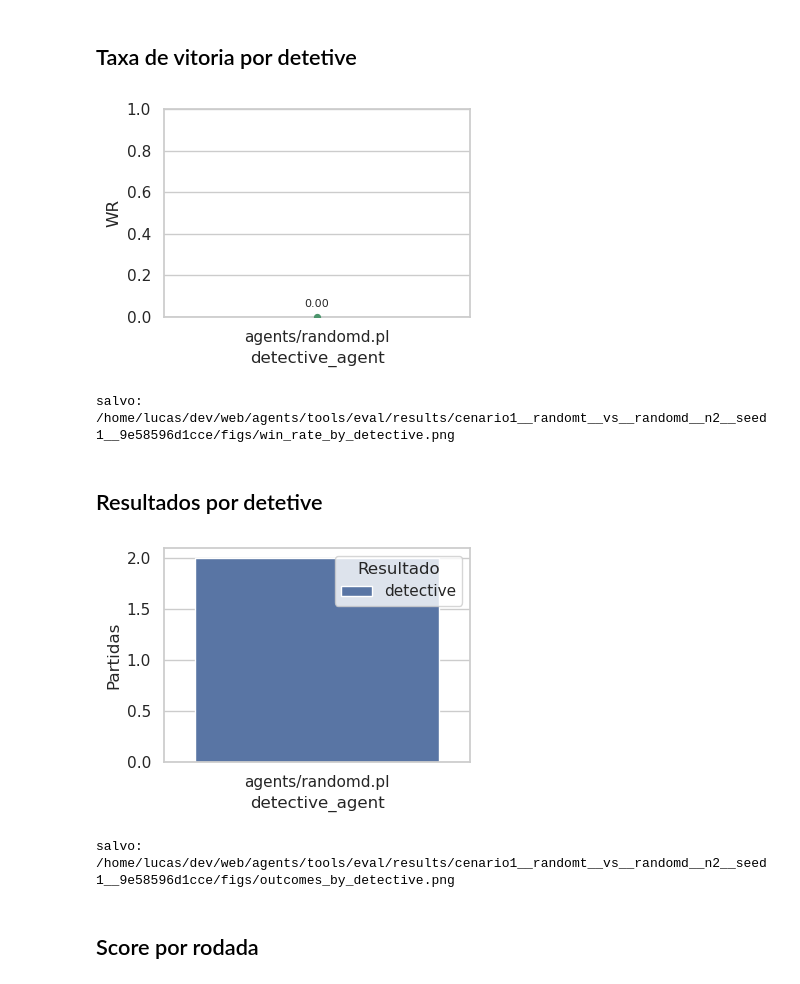
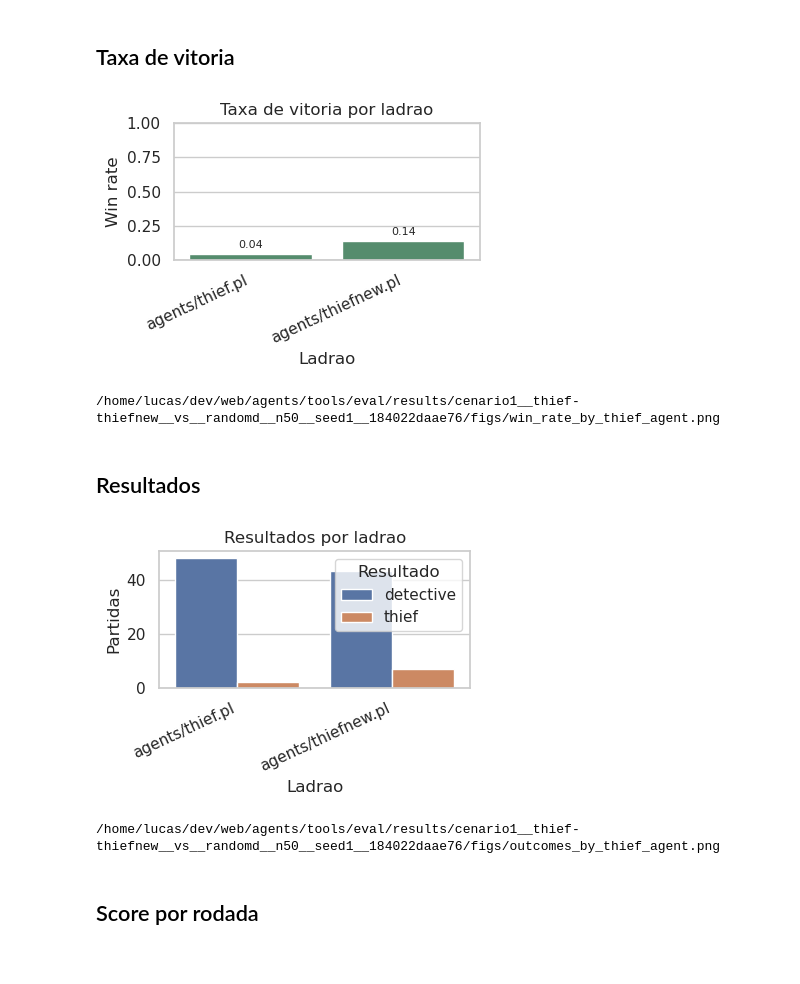
Before and after one commit to Kyamel/agents, a Jupyter notebook: tools/eval/plot.ipynb, the cells around one changed output. Cells and saved outputs as stored; diff of their text form; code cells hidden in the pictures.

```diff
--- a/tools/eval/plot.ipynb
+++ b/tools/eval/plot.ipynb
@@ -37,5 +50,5 @@ RESULT_DIR, FIGS_DIR
 # %%
-# Helpers
+# Helpers equivalentes aos de tools/eval/plot.py
 def load_dataset(result_dir: Path):
     """Carrega os CSVs de uma bateria em um dict de DataFrames."""
     result_dir = Path(result_dir).resolve()
@@ -70,6 +83,14 @@ def normalize_frames(matches: pd.DataFrame, summary: pd.DataFrame, best_worst: p
         }).fillna(matches["winner"])
 
 
+def save_fig(name: str) -> None:
+    plt.tight_layout()
+    path = FIGS_DIR / name
+    plt.savefig(path, dpi=160, bbox_inches="tight")
+    plt.show()
+    print(path)
+
+
 def without_all(summary: pd.DataFrame) -> pd.DataFrame:
     if "detective_agent" not in summary.columns:
         return summary
@@ -77,14 +98,10 @@ def without_all(summary: pd.DataFrame) -> pd.DataFrame:
     return filtered if not filtered.empty else summary
 
 
-def save_fig(name: str):
-    """Salva a figura atual em FIGS_DIR e fecha a figura."""
-    path = FIGS_DIR / name
-    plt.tight_layout()
-    plt.savefig(path, dpi=160, bbox_inches="tight")
-    plt.show()
-    plt.close()
-    print(f"salvo: {path}")
+def comparison_axis(frame: pd.DataFrame):
+    if "thief_agent" in frame.columns and frame["thief_agent"].nunique() > 1:
+        return "thief_agent", "Ladrao"
+    return "detective_agent", "Detetive"
 # %%
 # Carregamento dos CSVs
 dataset = load_dataset(RESULT_DIR)
@@ -117,11 +143,14 @@ salvo: /home/lucas/dev/web/agents/tools/eval/results/cenario1__randomt__vs__rand
 # %% [markdown]
-## Taxa de vitoria por detetive
+## Taxa de vitoria
 # %%
 data = without_all(summary).copy()
+x_col, x_label = comparison_axis(data)
 
 plt.figure(figsize=FIGSIZE)
-ax = sns.barplot(data=data, x="detective_agent", y="win_rate", color="#4c956c")
-plt.ylabel("WR")
+ax = sns.barplot(data=data, x=x_col, y="win_rate", color="#4c956c")
+plt.title(f"Taxa de vitoria por {x_label.lower()}")
+plt.xlabel(x_label)
+plt.ylabel("Win rate")
 plt.ylim(0, 1)
 ax.axhline(0, color="#333333", linewidth=0.8)
 
@@ -132,25 +161,28 @@ for idx, row in data.reset_index(drop=True).iterrows():
     if value == 0:
         ax.scatter([idx], [0], color="#4c956c", s=18, zorder=3)
 
-#plt.xticks(rotation=25, ha="right")
-save_fig("win_rate_by_detective.png")
+plt.xticks(rotation=25, ha="right")
+save_fig(f"win_rate_by_{x_col}.png")
 # %% [output]
-[figure, old version]
+[figure, new version]
-salvo: /home/lucas/dev/web/agents/tools/eval/results/cenario1__randomt__vs__randomd__n2__seed1__9e58596d1cce/figs/win_rate_by_detective.png
+/home/lucas/dev/web/agents/tools/eval/results/cenario1__thief-thiefnew__vs__randomd__n50__seed1__184022daae76/figs/win_rate_by_thief_agent.png
 # %% [markdown]
-## Resultados por detetive
+## Resultados
 # %%
-data = matches.groupby(["detective_agent", "winner"]).size().reset_index(name="count")
+x_col, x_label = comparison_axis(matches)
+data = matches.groupby([x_col, "winner"]).size().reset_index(name="count")
 
 plt.figure(figsize=FIGSIZE)
-sns.barplot(data=data, x="detective_agent", y="count", hue="winner")
+sns.barplot(data=data, x=x_col, y="count", hue="winner")
+plt.title(f"Resultados por {x_label.lower()}")
+plt.xlabel(x_label)
 plt.ylabel("Partidas")
-#plt.xticks(rotation=25, ha="right")
+plt.xticks(rotation=25, ha="right")
 plt.legend(title="Resultado")
-save_fig("outcomes_by_detective.png")
+save_fig(f"outcomes_by_{x_col}.png")
 # %% [output]
-[figure, old version]
+[figure, new version]
-salvo: /home/lucas/dev/web/agents/tools/eval/results/cenario1__randomt__vs__randomd__n2__seed1__9e58596d1cce/figs/outcomes_by_detective.png
+/home/lucas/dev/web/agents/tools/eval/results/cenario1__thief-thiefnew__vs__randomd__n50__seed1__184022daae76/figs/outcomes_by_thief_agent.png
 # %% [markdown]
 ## Score por rodada
 # %%
```
Also changed, not shown: parts of 12 cells of this notebook, 22 other files.
